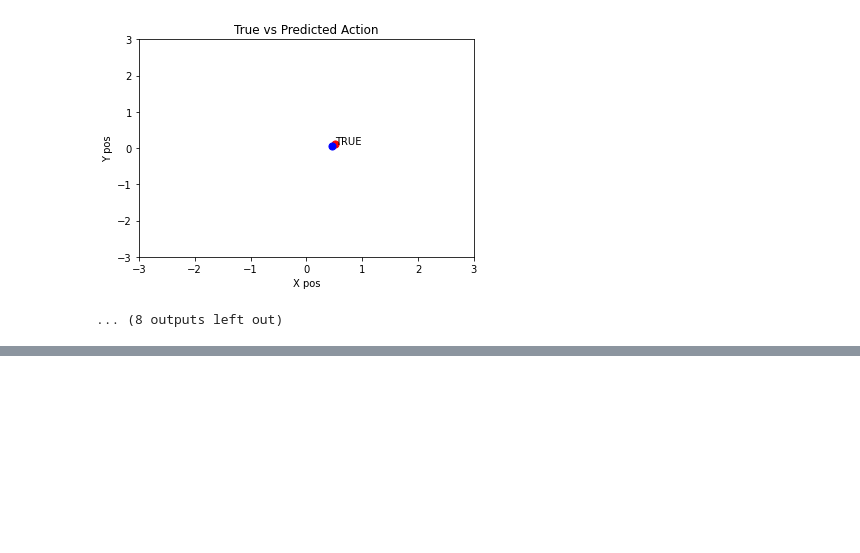
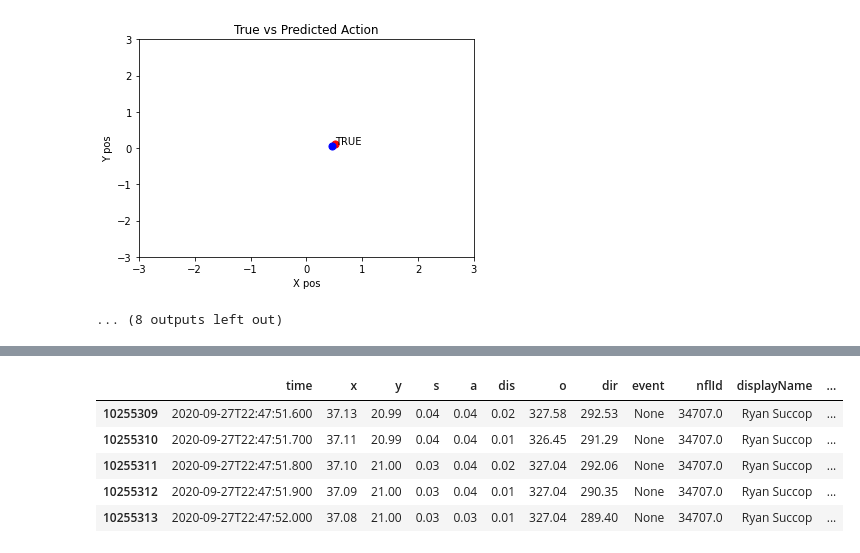
Before and after one commit to scottmaran/big_data_bowl, a Jupyter notebook: cnn_only.ipynb, the cells around one changed output, grey strips where cells are left out. Cells and saved outputs as stored; diff of their text form; code cells hidden in the pictures; blank space fills up the shorter version.

```diff
--- a/cnn_only.ipynb
+++ b/cnn_only.ipynb
@@ -378,0 +418,9 @@ true action: [ 0.52  0.11 -0.22  0.81  5.94 -0.65]
+# %%
+tracking2020.query('playId == 3178').head()
+# %% [output]
+|  | time | x | y | s | a | dis | o | dir | event | nflId | displayName | ... |
+| 10255309 | 2020-09-27T22:47:51.600 | 37.13 | 20.99 | 0.04 | 0.04 | 0.02 | 327.58 | 292.53 | None | 34707.0 | Ryan Succop | ... |
+| 10255310 | 2020-09-27T22:47:51.700 | 37.11 | 20.99 | 0.04 | 0.04 | 0.01 | 326.45 | 291.29 | None | 34707.0 | Ryan Succop | ... |
+| 10255311 | 2020-09-27T22:47:51.800 | 37.10 | 21.00 | 0.03 | 0.04 | 0.02 | 327.04 | 292.06 | None | 34707.0 | Ryan Succop | ... |
+| 10255312 | 2020-09-27T22:47:51.900 | 37.09 | 21.00 | 0.03 | 0.04 | 0.01 | 327.04 | 290.35 | None | 34707.0 | Ryan Succop | ... |
+| 10255313 | 2020-09-27T22:47:52.000 | 37.08 | 21.00 | 0.03 | 0.03 | 0.01 | 327.04 | 289.40 | None | 34707.0 | Ryan Succop | ... |
```
Also changed, not shown: parts of 9 cells of this notebook, 3 other files.
